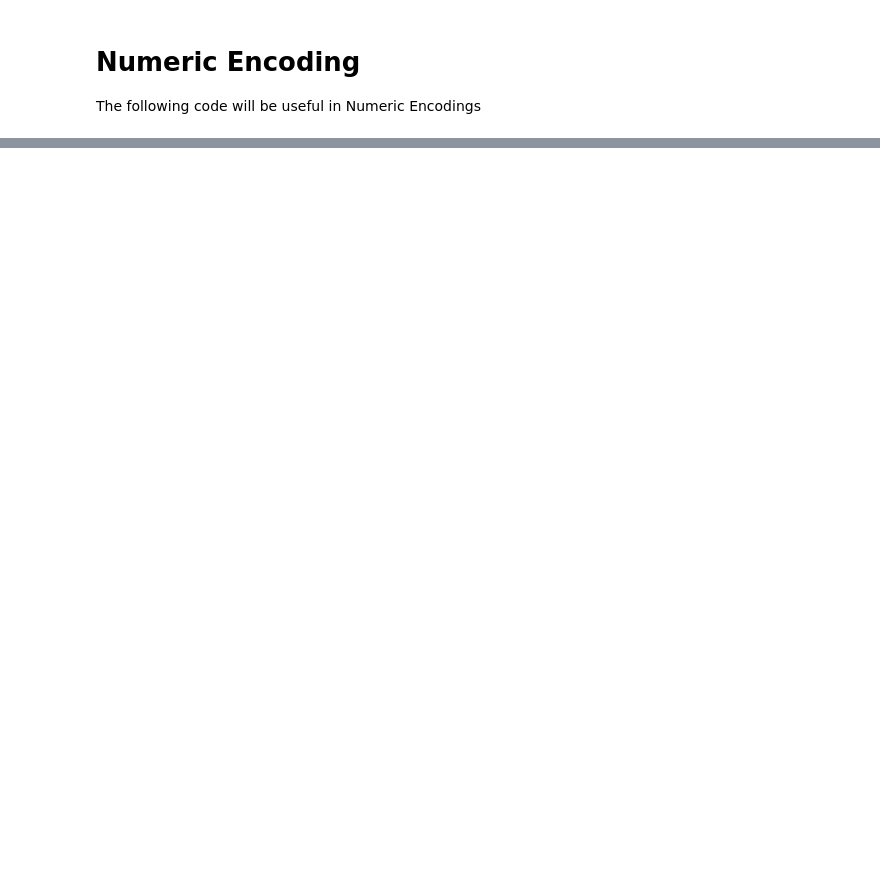
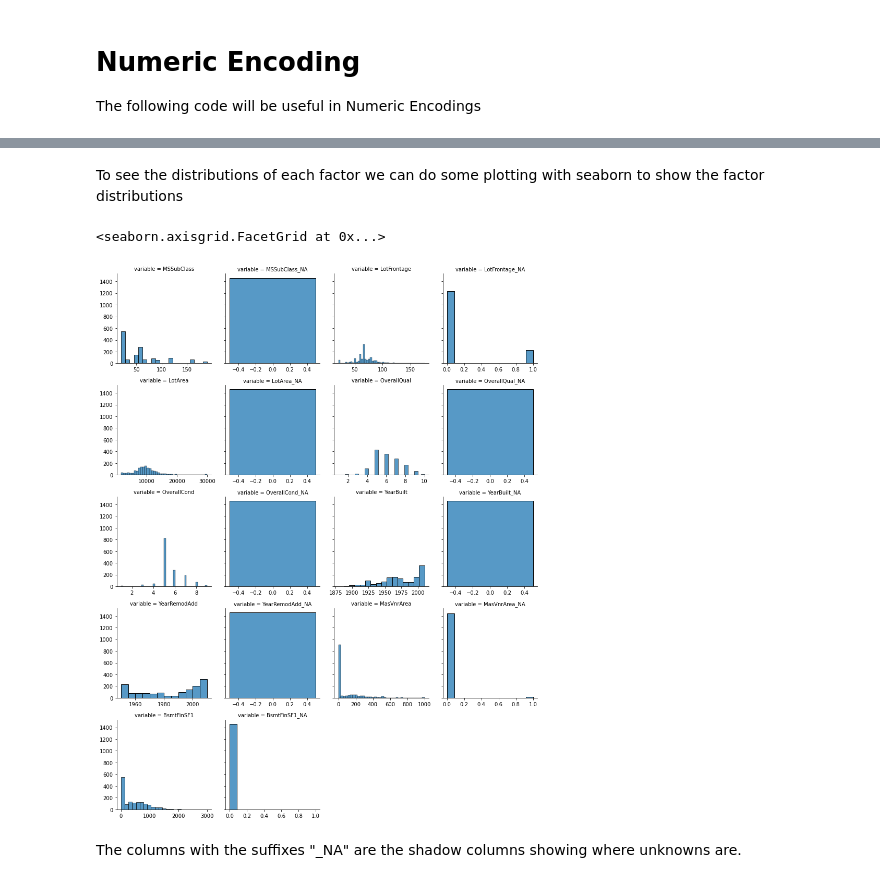
Before and after one commit to clementstross/PipelineConstruction, a Jupyter notebook: notebooks/Numeric_Pipeline_Builder.ipynb, the cells around one changed output, grey strips where cells are left out. Saved outputs shown, nothing was run; the diff lists cells and outputs as text; code cells hidden in the pictures; blank space fills up the shorter version.

```diff
--- a/notebooks/Numeric_Pipeline_Builder.ipynb
+++ b/notebooks/Numeric_Pipeline_Builder.ipynb
@@ -355,0 +135,2 @@ AttributeError: Transformer MedInc (type Pipeline) does not provide get_feature_
+# %%
+col_transformers_list = BuildNumericPipeline(control_sheet)
@@ -355,0 +183,2 @@ AttributeError: Transformer MedInc (type Pipeline) does not provide get_feature_
+# %%
+col_transformers_list[6][1].fit_transform(hp_num_train_work[["MSSubClass"]])
@@ -355,0 +195,3 @@ AttributeError: Transformer MedInc (type Pipeline) does not provide get_feature_
+# %%
+col_tran = ColumnTransformer(col_transformers_list)
+X_t = col_tran.fit_transform(hp_num_train_work)
@@ -355,0 +200,3 @@ AttributeError: Transformer MedInc (type Pipeline) does not provide get_feature_
+# %%
+X_t_df = pd.DataFrame(X_t, columns=names_from_ColumnTransformer(col_tran))
+X_t_df.head()
@@ -355,0 +210,12 @@ AttributeError: Transformer MedInc (type Pipeline) does not provide get_feature_
+# %% [markdown]
+To see the distributions of each factor we can do some plotting with seaborn to show the factor distributions
+# %%
+X_t_id = pd.concat([hp_train["Id"], X_t_df ], axis=1)
+X_t_long = pd.melt(X_t_id, id_vars=['Id'])
+grid = sns.FacetGrid(X_t_long, col_wrap=4, col="variable", sharex=False)
+grid.map_dataframe(sns.histplot, x="value")
+# %% [output]
+<seaborn.axisgrid.FacetGrid at 0x...>
+[figure, added]
+# %% [markdown]
+The columns with the suffixes "_NA" are the shadow columns showing where unknowns are.
```
Also changed, not shown: parts of 62 cells of this notebook, 3 other files.
